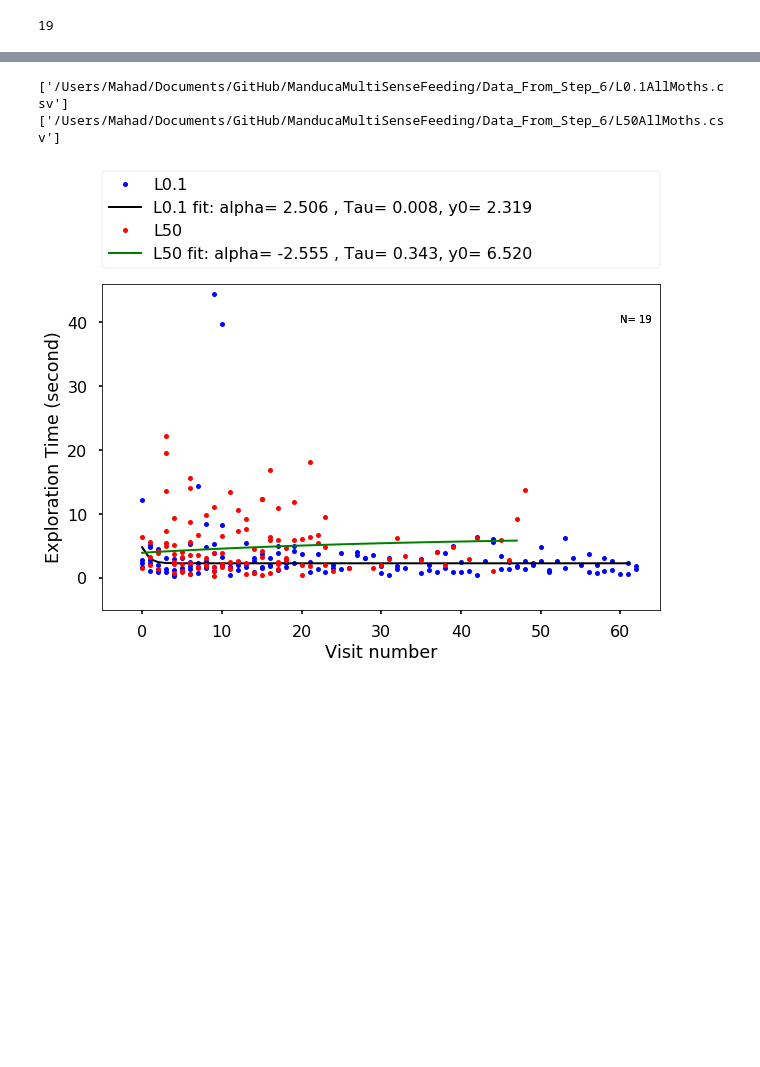
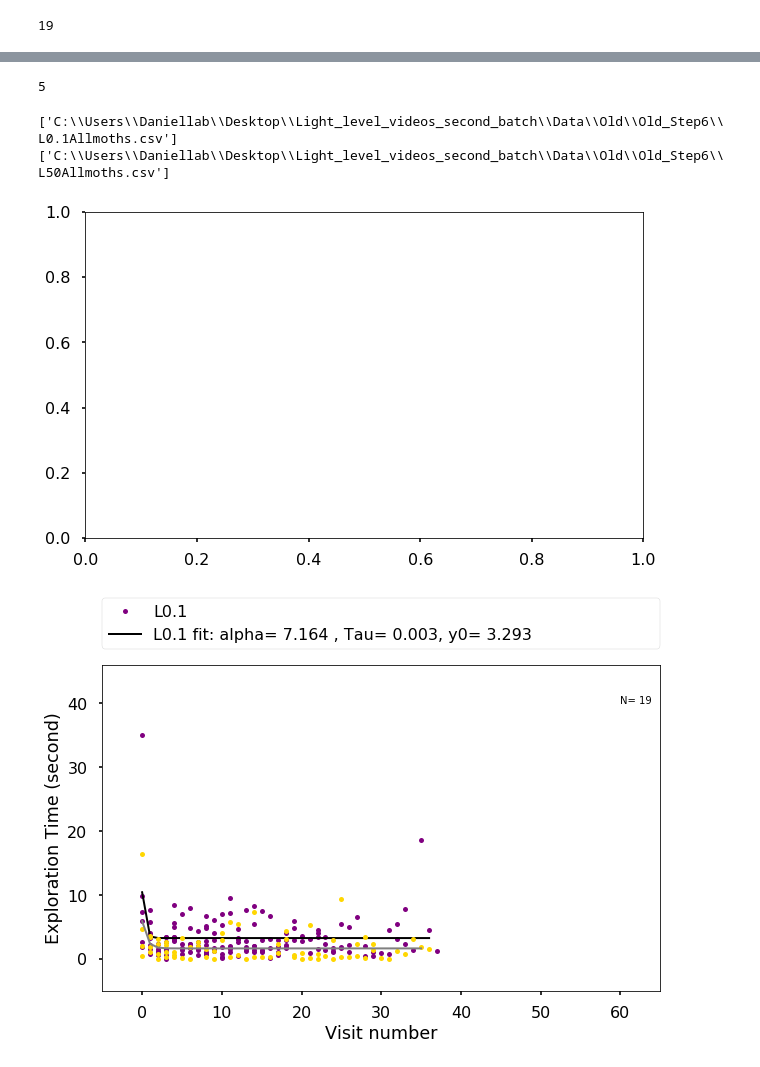
Before and after one commit to itsMahad/ManducaMultiSenseFeeding, a Jupyter notebook: Step6_ConsolidateData_CalculateParameters_ForEachFloralType_Mahad-Copy1.ipynb, the cells around one changed output, grey strips where cells are left out. Cells and saved outputs as stored; diff of their text form; code cells hidden in the pictures; blank space fills up the shorter version.

Commit message:
Data Update 10/1
I've added a script to look at differences between heat maps via PCA

I've made minor edits to the steps to streamline analysis and reduce frame information errors

```diff
--- a/Step6_ConsolidateData_CalculateParameters_ForEachFloralType_Mahad-Copy1.ipynb
+++ b/Step6_ConsolidateData_CalculateParameters_ForEachFloralType_Mahad-Copy1.ipynb
@@ -78,13 +97,15 @@ for Lightlevel in Lightlevel:
 # %%
 import glob
 
+
+
 dFrame = pd.DataFrame()
 
-file = glob.glob(outpath + '*Allmoths.csv')
+file = glob.glob(outpath + "\\" + '*Allmoths.csv')
 
 for file in file:
     print(file)
     df = pd.read_csv(file)
     dFrame = dFrame.append(df)
-dFrame.to_csv(outpath  + "AllLight_AllMoths.csv")
+dFrame.to_csv(outpath  + "\\" + "AllLight_AllMoths.csv")
 # %% [output]
@@ -212,13 +159,14 @@ No handles with labels found to put in legend.
 # %%
 # do the fit for three different y0 - computed across different lengths of the saturation - curve
-Lightlevel = ['L0.1', 'L50']
+Lightlevel = ['L0.1','L50']
 fig1, ax0 = plt.subplots(figsize = (10,6))
 fig2, ax1 = plt.subplots(figsize = (10,6))
 
 for Lightlevel in Lightlevel:
 
-    file  = glob.glob(outpath + Lightlevel + 'AllMoths.csv')
+    file  = glob.glob(outpath + "\\" + Lightlevel + 'Allmoths.csv')
     print(file)
+
     new_df = pd.read_csv(file[0])
 
     xdata = new_df.trialNum.values
@@ -229,7 +177,7 @@ for Lightlevel in Lightlevel:
 
     numMoth = len(new_df.name.unique())
 
-    length_to_estimate_y0 = [2, 4, 8]
+    length_to_estimate_y0 = [2,4,8]
 
     # initialize all the variables you want to save
     slope = []
@@ -246,7 +194,8 @@ for Lightlevel in Lightlevel:
     for length in length_to_estimate_y0:
         totalTrial = max(new_df.trialNum)
         part_of_df = new_df[new_df.trialNum >= (totalTrial * (1-1/length))]
-
+        x = part_of_df[part_of_df.DiscoveryTime.notnull()].trialNum.values
+        y = part_of_df[part_of_df.DiscoveryTime.notnull()].DiscoveryTime.values
         m, y0, r_val, p_val, se = linearRegression(part_of_df)
 
         mean_y0 = part_of_df.DiscoveryTime.mean()
@@ -297,7 +246,7 @@ for Lightlevel in Lightlevel:
         ax1.set_ylim([-5,55])
         ax1.text(60, 40, 'N= ' + str(numMoth))
         fig2.tight_layout()
-        fig2.savefig(outpath_fig + 'LearningCurve_' + Lightlevel + '_1-' + str(length) + '_length.svg')
+        fig2.savefig(outpath_fig + "\\" + 'LearningCurve_' + Lightlevel + '_1-' + str(length) + '_length.svg')
         ax1.cla()
 
     all_param_df = pd.DataFrame({'slope':slope, 'std_err':std_err,
@@ -308,4 +257,4 @@ for Lightlevel in Lightlevel:
                                  'alpha':alpha,'tau':tau,
                                  'covariance':covariance},
                                 index = ['one-half', 'last fourth', 'last eight'])
-    all_param_df.to_csv(outpath + Lightlevel + '_FittedParameters.csv')
+    all_param_df.to_csv(outpath + "\\" + Lightlevel + '_FittedParameters.csv')
@@ -312,9 +266,16 @@ for Lightlevel in Lightlevel:
+# %%
+y.size
+# %% [output]
+5
 # %%
-Lightlevel = ['L0.1', 'L50']
+Lightlevel = ['L0.1', "L50"]
 fig = plt.subplots(figsize = (10,6))
+x_nan = []
+y_nan = []
+fig1, ax0 = plt.subplots(figsize = (10,6))
 for Lightlevel in Lightlevel:
 
-    file  = glob.glob(outpath + Lightlevel + 'AllMoths.csv')
+    file  = glob.glob(outpath + "\\" + Lightlevel + 'Allmoths.csv')
     print(file)
     new_df = pd.read_csv(file[0])
 
@@ -322,51 +283,59 @@ for Lightlevel in Lightlevel:
     ydata_notnan = new_df[new_df.DiscoveryTime.notnull()].DiscoveryTime.values
 
     if Lightlevel.startswith('L50'):
-        length_to_estimate_y0 = 8
+        length_to_estimate_y0 = 2
         x = dFrame[dFrame.name.str.contains(Lightlevel) & dFrame.DiscoveryTime.notnull()].trialNum
         y = dFrame[dFrame.name.str.contains(Lightlevel) & dFrame.DiscoveryTime.notnull()].DiscoveryTime
-        plt.plot(x, y/100, 'o', markersize = 5, label = Lightlevel, color = 'r')
+        plt.plot(x, y/100, 'o', markersize = 5, label = Lightlevel, color = 'gold')
 
     else:
-        length_to_estimate_y0 = 8
+        length_to_estimate_y0 = 2
         x = dFrame[dFrame.name.str.contains(Lightlevel) & dFrame.DiscoveryTime.notnull()].trialNum
         y = dFrame[dFrame.name.str.contains(Lightlevel) & dFrame.DiscoveryTime.notnull()].DiscoveryTime
-        plt.plot(x, y/100, 'o', markersize = 5, label = Lightlevel, color = 'b')
-        length_to_estimate_y0 = 2
+        plt.plot(x, y/100, 'o', markersize = 5, label = Lightlevel, color = 'purple')
+
 
     xdata_notnan = new_df[new_df.DiscoveryTime.notnull()].trialNum.values
     ydata_notnan = new_df[new_df.DiscoveryTime.notnull()].DiscoveryTime.values
+
+    x_nan.append(xdata_notnan)
+    y_nan.append(ydata_notnan)
+
     totalTrial = max(new_df.trialNum)
     part_of_df = new_df[new_df.trialNum >= (totalTrial * (1-1/length_to_estimate_y0))]
+    part_of_df
 
     m, y0, r_val, p_val, se = linearRegression(part_of_df)
 
     mean_y0 = part_of_df.DiscoveryTime.mean()
     std_y0 = part_of_df.DiscoveryTime.std()
     mean_a0andy0 = new_df[new_df.trialNum==0].DiscoveryTime.mean()
     a0 = mean_a0andy0 - mean_y0
 
     popt,pcov = curve_fit(lambda x, b: fit_to_exponential(x, a0, b, mean_y0), xdata_notnan, ydata_notnan)
 
 
     if Lightlevel.startswith('L50'):
         plt.plot(range(0,totalTrial), fit_to_exponential(range(0,totalTrial), a0, *popt, mean_y0)*1/100,
-                     'g', linewidth=2,
+                     'gray', linewidth=2,
                      label = str(Lightlevel) + ' ' + 'fit: alpha= %5.3f , Tau= %5.3f, y0= %5.3f' %(a0/100, popt/100, mean_y0/100))
     else:
         plt.plot(range(0,totalTrial), fit_to_exponential(range(0,totalTrial), a0, *popt, mean_y0)*1/100,
                      'k', linewidth=2,
                      label = str(Lightlevel) + ' ' + 'fit: alpha= %5.3f , Tau= %5.3f, y0= %5.3f' %(a0/100, popt/100, mean_y0/100))
 
-    plt.xlabel('Visit number')
-    plt.ylabel('Exploration Time (second)')
-    leg = plt.legend()
-    leg.get_frame().set_linewidth(1.5)
-    plt.legend(bbox_to_anchor=(0., 1.05, 1., .102), loc=3, mode="expand", borderaxespad=0.)
-    plt.xlim([-5,65])
-    plt.ylim([-5,46])
-    plt.text(60, 40, 'N= ' + str(len(nam)))
+        plt.xlabel('Visit number')
+        plt.ylabel('Exploration Time (second)')
+        leg = plt.legend()
+        leg.get_frame().set_linewidth(1.5)
+        plt.legend(bbox_to_anchor=(0., 1.05, 1., .102), loc=3, mode="expand", borderaxespad=0.)
+        plt.xlim([-5,65])
+        plt.ylim([-5,46])
+        plt.text(60, 40, 'N= ' + str(len(nam_50)))
+#     fig1.tight_layout()
+#     fig1.savefig(outpath_fig + "\\" + 'Alldata_LearningCurve' + '.png')
 # %% [output]
-['/Users/Mahad/Documents/GitHub/ManducaMultiSenseFeeding/Data_From_Step_6/L0.1AllMoths.csv']
-['/Users/Mahad/Documents/GitHub/ManducaMultiSenseFeeding/Data_From_Step_6/L50AllMoths.csv']
+['C:\\Users\\Daniellab\\Desktop\\Light_level_videos_second_batch\\Data\\Old\\Old_Step6\\L0.1Allmoths.csv']
+['C:\\Users\\Daniellab\\Desktop\\Light_level_videos_second_batch\\Data\\Old\\Old_Step6\\L50Allmoths.csv']
-[figure, old version]
+[figure, new version]
+[figure, added]
```
Also changed, not shown: parts of 11 cells of this notebook, 8 other files.
